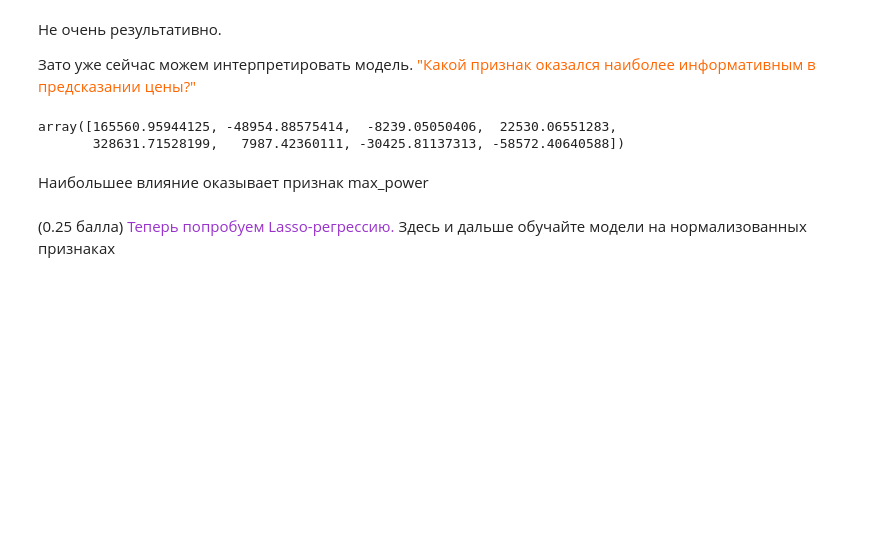
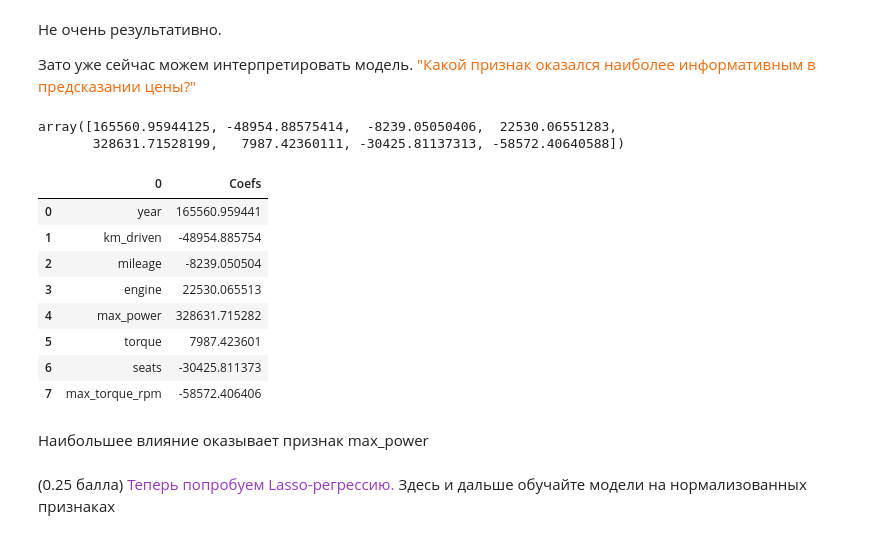
Before and after one commit to Kulikov17/MLDS_ML, a Jupyter notebook: HW1/HW1_Regression_with_inference.ipynb, the cells around one changed output. Saved outputs shown, nothing was run; the diff lists cells and outputs as text; code cells hidden in the pictures; blank space fills up the shorter version.

```diff
--- a/HW1/HW1_Regression_with_inference.ipynb
+++ b/HW1/HW1_Regression_with_inference.ipynb
@@ -712,6 +712,21 @@ model.coef_
 # %% [output]
 array([165560.95944125, -48954.88575414,  -8239.05050406,  22530.06551283,
        328631.71528199,   7987.42360111, -30425.81137313, -58572.40640588])
+# %%
+coef_table = pd.DataFrame(list(X_train.columns)).copy()
+coef_table.insert(len(coef_table.columns), "Coefs", model.coef_.transpose())
+
+coef_table
+# %% [output]
+|  | 0 | Coefs |
+| 0 | year | 165560.959441 |
+| 1 | km_driven | -48954.885754 |
+| 2 | mileage | -8239.050504 |
+| 3 | engine | 22530.065513 |
+| 4 | max_power | 328631.715282 |
+| 5 | torque | 7987.423601 |
+| 6 | seats | -30425.811373 |
+| 7 | max_torque_rpm | -58572.406406 |
 # %% [markdown]
 Наибольшее влияние оказывает признак max_power
 # %% [markdown]
```
Also changed, not shown: parts of 2 cells of this notebook.
